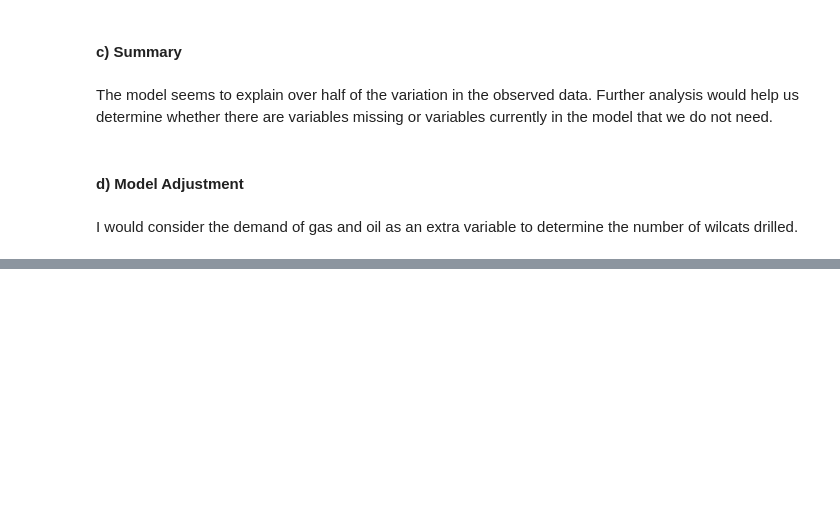
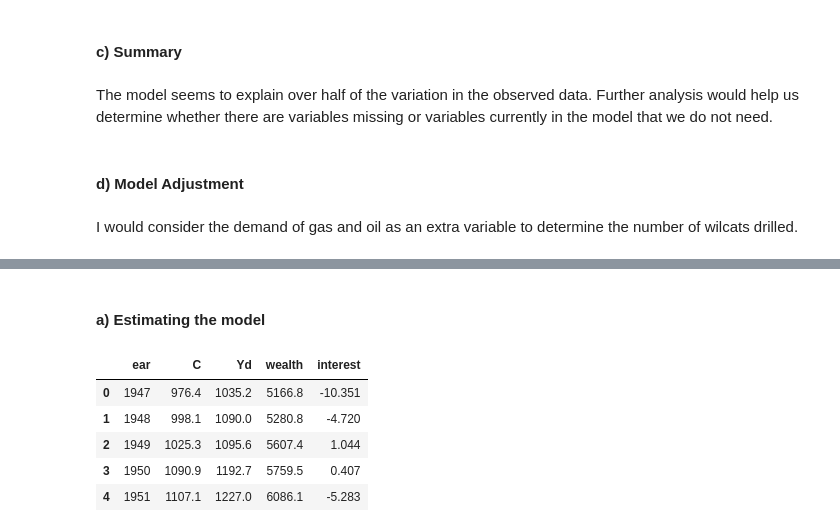
Before and after one commit to gerdm/UMA, a Jupyter notebook: econometrics/Homework 2.ipynb, the cells around one changed output, grey strips where cells are left out. Cells and saved outputs as stored; diff of their text form; code cells hidden in the pictures; blank space fills up the shorter version.

```diff
--- a/econometrics/Homework 2.ipynb
+++ b/econometrics/Homework 2.ipynb
@@ -215,0 +223,12 @@ I would consider the demand of gas and oil as an extra variable to determine the
+# %% [markdown]
+#### a) Estimating the model
+# %%
+econ = pd.read_table("./table_712.txt", sep="\t", usecols=range(5))
+econ.head()
+# %% [output]
+|  | ear | C | Yd | wealth | interest |
+| 0 | 1947 | 976.4 | 1035.2 | 5166.8 | -10.351 |
+| 1 | 1948 | 998.1 | 1090.0 | 5280.8 | -4.720 |
+| 2 | 1949 | 1025.3 | 1095.6 | 5607.4 | 1.044 |
+| 3 | 1950 | 1090.9 | 1192.7 | 5759.5 | 0.407 |
+| 4 | 1951 | 1107.1 | 1227.0 | 6086.1 | -5.283 |
```
Also changed, not shown: parts of 24 cells of this notebook, 2 other files.
